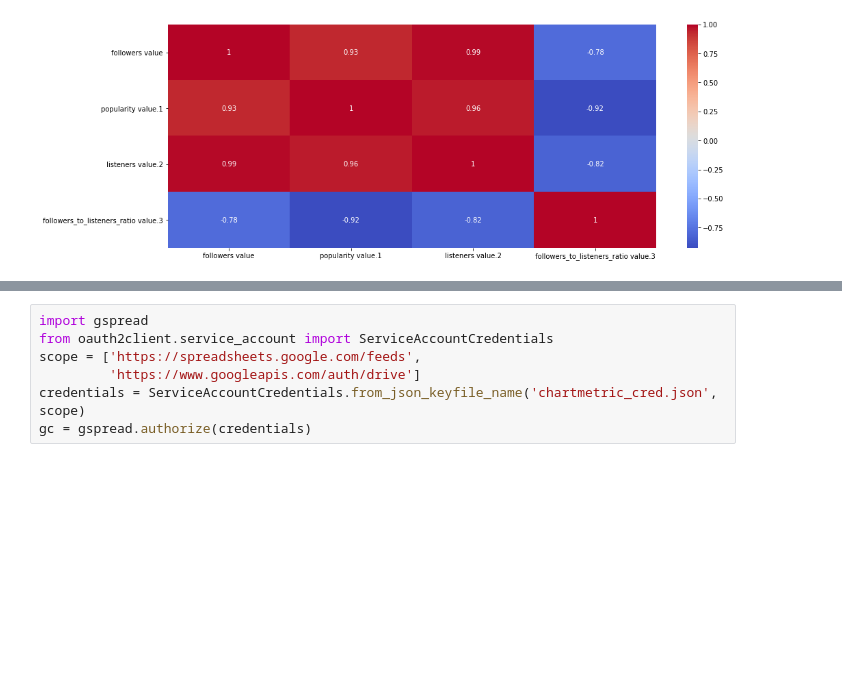
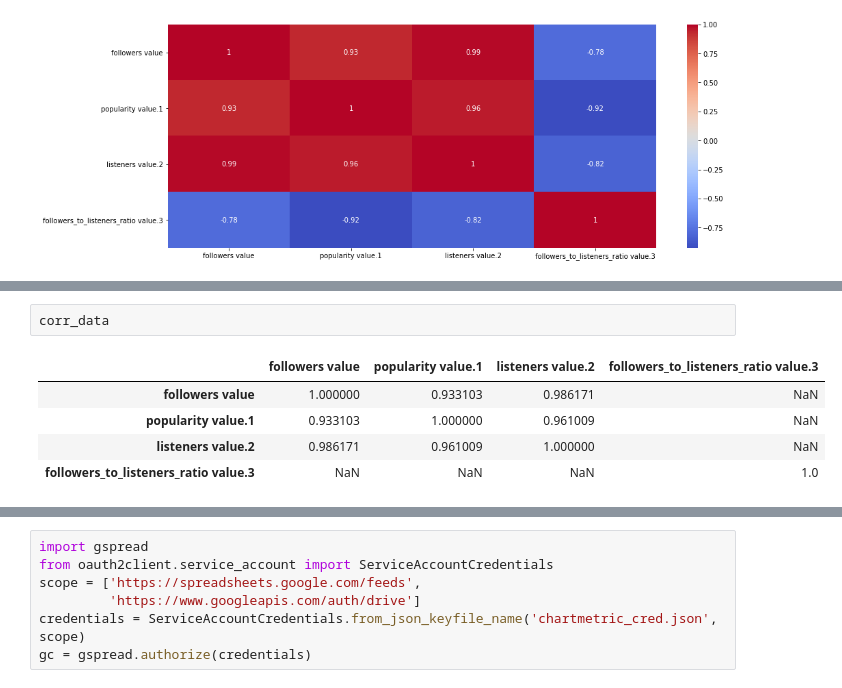
Before and after one commit to Tony363/Chartmetric_Analysis, a Jupyter notebook: Chartmetric_DataConsolidation.ipynb, the cells around one changed output, grey strips where cells are left out. Drawn from its saved outputs; the diff is of its cells as text; blank space fills up the shorter version.

```diff
--- a/Chartmetric_DataConsolidation.ipynb
+++ b/Chartmetric_DataConsolidation.ipynb
@@ -792,0 +803,8 @@ plot_heatmap(grp)
+# %%
+corr_data
+# %% [output]
+|  | followers value | popularity value.1 | listeners value.2 | followers_to_listeners_ratio value.3 |
+| followers value | 1.000000 | 0.933103 | 0.986171 | NaN |
+| popularity value.1 | 0.933103 | 1.000000 | 0.961009 | NaN |
+| listeners value.2 | 0.986171 | 0.961009 | 1.000000 | NaN |
+| followers_to_listeners_ratio value.3 | NaN | NaN | NaN | 1.0 |
```
Also changed, not shown: parts of 63 cells of this notebook.
